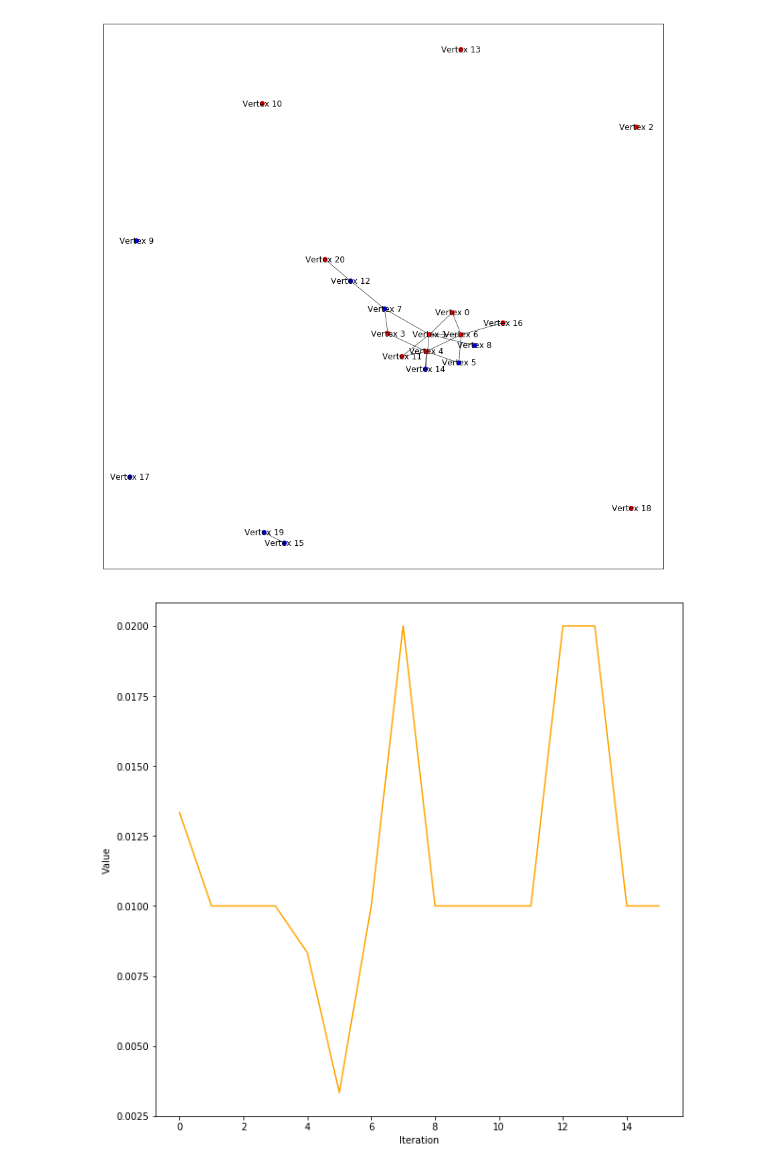
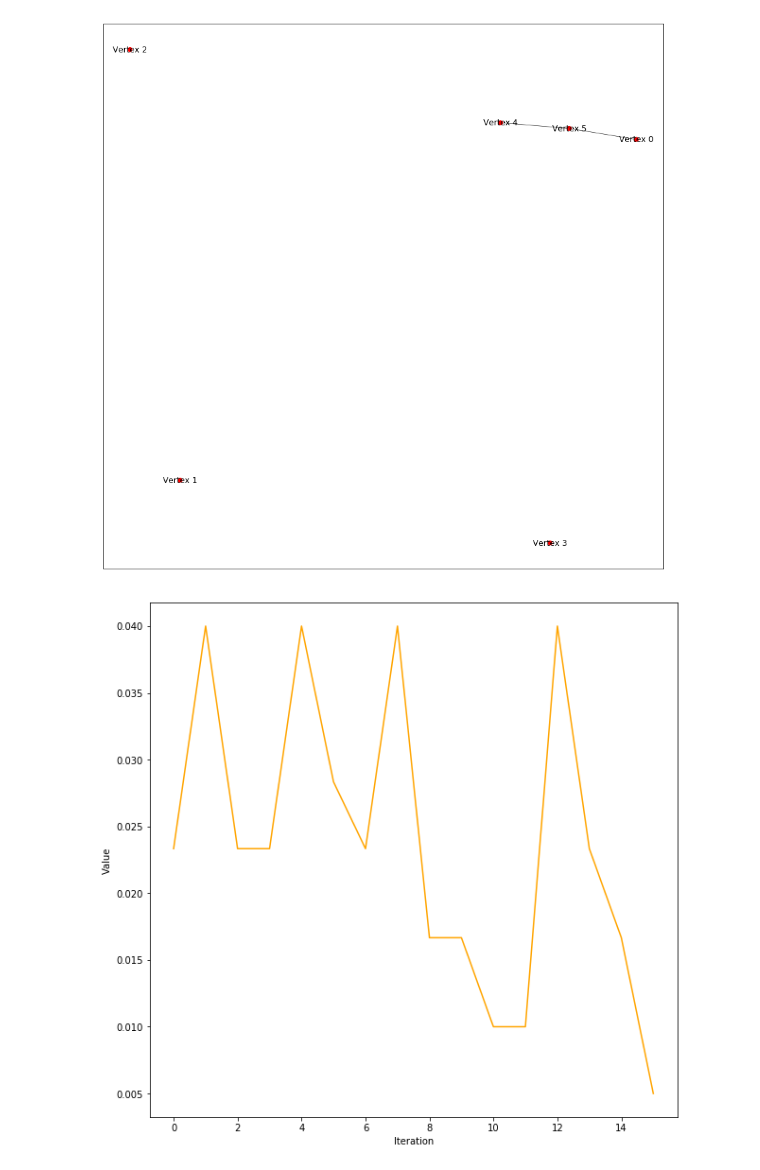
Before and after one commit to CrowdDynamicsLab/IESimulation, a Jupyter notebook: attribute_copying_growth.ipynb, the cells around one changed output. Drawn from its saved outputs; the diff is of its cells as text; code cells hidden in the pictures.

```diff
--- a/attribute_copying_growth.ipynb
+++ b/attribute_copying_growth.ipynb
@@ -15,7 +15,7 @@ import sim_lib.attr_lib.vis as vis
 _N = 5
 
 params = {
-    'context_count' : 16,
+    'context_count' : 8,
     'k' : 8,
     'attr_func' : attr_util.discrete_pareto_val, # attribute assignment function
     'edge_util_func' : attr_util.total_inv_frequency,
@@ -29,12 +29,12 @@ params = {
         {
             'wide' : { 'direct_cost' : 10,
                       'indirect_cost' : 30,
-                      'likelihood' : 0.5,
+                      'likelihood' : 0.0,
                       'struct_util' : attr_util.ball2_size,
                       'color' : 'blue' },
             'tall' : { 'direct_cost' : 30,
                       'indirect_cost' : 10,
-                      'likelihood' : 0.5,
+                      'likelihood' : 1.0,
                       'struct_util' : attr_util.neighborhood_density,
                       'color' : 'red' }
         }
@@ -113,6 +113,7 @@ def print_metrics(G):
 G = attribute_network(_N, params)
 
 num_iters = 16
+add_to_iter = 1
 min_eu = []
 max_eu = []
 med_eu = []
@@ -121,36 +122,37 @@ max_obj = []
 med_obj = []
 costs = []
 for it in range(num_iters):
-    add_attr_graph_vtx(G)
+    if it < add_to_iter:
+        add_attr_graph_vtx(G)
     calc_edges(G)
     simul_random_walk(G)
     for v in [ v for v in G.vertices if v.degree == 0 ]:
         attr_util.indep_context_proposal(G, v)
     edge_utils = [ u.total_edge_util for u in G.vertices ]
     obj_val = [ u.total_edge_util - attr_util.calc_cost(u, G) for u in G.vertices ]
 
     # Record data
     min_eu.append(min(edge_utils))
     max_eu.append(max(edge_utils))
     med_eu.append(np.median(edge_utils))
     min_obj.append(min(obj_val))
     max_obj.append(max(obj_val))
     med_obj.append(np.median(obj_val))
     costs.append(np.median([attr_util.calc_cost(u, G) for u in G.vertices]))
 vis.draw_graph(G)
 
 plt.figure(figsize=(10,10))
 x_vals = list(range(num_iters))
 plt.xlabel("Iteration")
 plt.ylabel("Value")
 #plt.plot(x_vals, min_eu, color='green')
 #plt.plot(x_vals, max_eu, color='gold')
 #plt.plot(x_vals, med_eu, color='rebeccapurple')
 #plt.plot(x_vals, min_obj, color='green', linestyle='--')
 #plt.plot(x_vals, max_obj, color='gold', linestyle='--')
 #plt.plot(x_vals, med_obj, color='rebeccapurple', linestyle='--')
 plt.plot(x_vals, costs, color='orange')
 plt.show()
 # %% [output]
-[figure, old version]
+[figure, new version]
-[figure, old version]
+[figure, new version]
```
Also changed, not shown: 1 other file.
